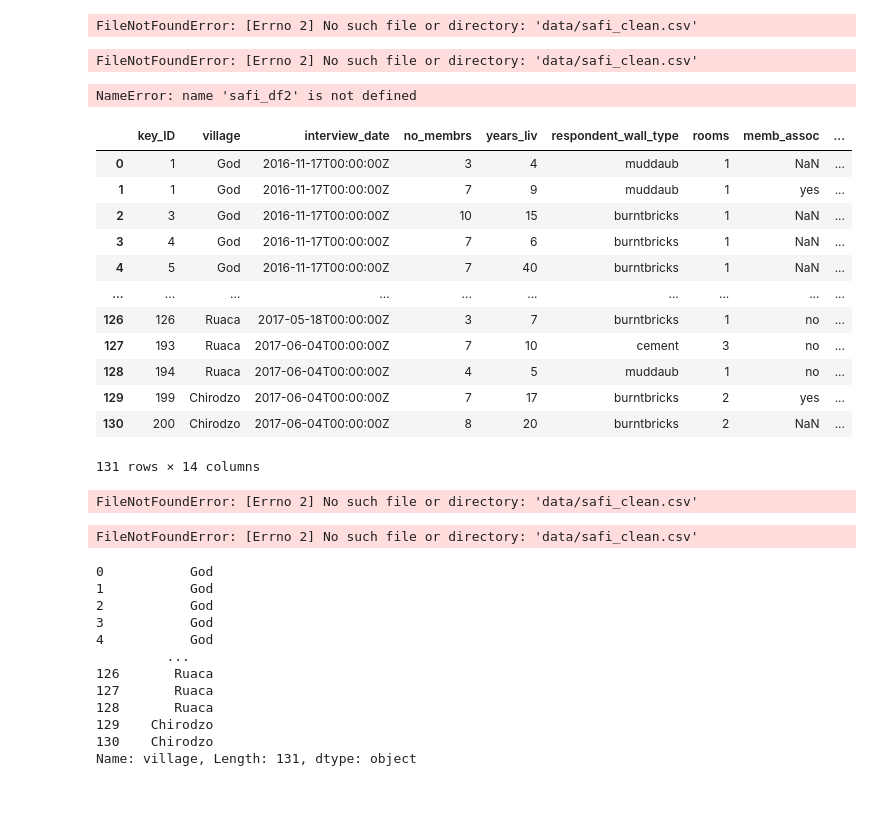
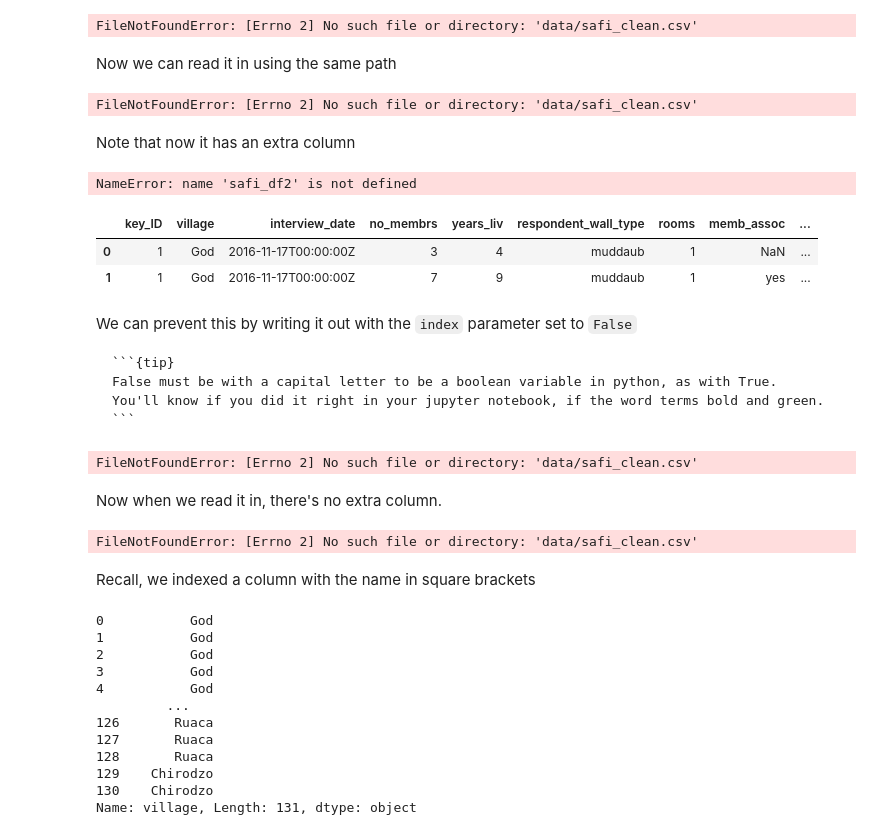
Before and after one commit to rhodyprog4ds/BrownFall20, a Jupyter notebook: _sources/notes/2020-09-18.ipynb, the cells around one changed output. Drawn from its saved outputs; the diff is of its cells as text; code cells hidden in the pictures; blank space fills up the shorter version.

`````diff
--- a/_sources/notes/2020-09-18.ipynb
+++ b/_sources/notes/2020-09-18.ipynb
@@ -30,8 +34,12 @@ safi_df.to_csv('safi_clean.csv')
 safi_df.to_csv('data/safi_clean.csv')
 # %% [output]
 FileNotFoundError: [Errno 2] No such file or directory: 'data/safi_clean.csv'
+# %% [markdown]
+Now we can read it in using the same path
 # %%
 safi_df2= pd.read_csv('data/safi_clean.csv')
 # %% [output]
 FileNotFoundError: [Errno 2] No such file or directory: 'data/safi_clean.csv'
+# %% [markdown]
+Note that now it has an extra column
 # %%
@@ -39,30 +47,31 @@ safi_df2.head()
 # %% [output]
 NameError: name 'safi_df2' is not defined
 # %%
-safi_df
+safi_df.head(2)
 # %% [output]
 |  | key_ID | village | interview_date | no_membrs | years_liv | respondent_wall_type | rooms | memb_assoc | ... |
 | 0 | 1 | God | 2016-11-17T00:00:00Z | 3 | 4 | muddaub | 1 | NaN | ... |
 | 1 | 1 | God | 2016-11-17T00:00:00Z | 7 | 9 | muddaub | 1 | yes | ... |
-| 2 | 3 | God | 2016-11-17T00:00:00Z | 10 | 15 | burntbricks | 1 | NaN | ... |
-| 3 | 4 | God | 2016-11-17T00:00:00Z | 7 | 6 | burntbricks | 1 | NaN | ... |
-| 4 | 5 | God | 2016-11-17T00:00:00Z | 7 | 40 | burntbricks | 1 | NaN | ... |
-| ... | ... | ... | ... | ... | ... | ... | ... | ... | ... |
-| 126 | 126 | Ruaca | 2017-05-18T00:00:00Z | 3 | 7 | burntbricks | 1 | no | ... |
-| 127 | 193 | Ruaca | 2017-06-04T00:00:00Z | 7 | 10 | cement | 3 | no | ... |
-| 128 | 194 | Ruaca | 2017-06-04T00:00:00Z | 4 | 5 | muddaub | 1 | no | ... |
-| 129 | 199 | Chirodzo | 2017-06-04T00:00:00Z | 7 | 17 | burntbricks | 2 | yes | ... |
-| 130 | 200 | Chirodzo | 2017-06-04T00:00:00Z | 8 | 20 | burntbricks | 2 | NaN | ... |
-131 rows × 14 columns
+# %% [markdown]
+We can prevent this by writing it out with the `index` parameter set to `False`
+````{margin}
+```{tip}
+False must be with a capital letter to be a boolean variable in python, as with True.  You'll know if you did it right in your jupyter notebook, if the word terms bold and green.
+```
+````
 # %%
 safi_df.to_csv('data/safi_clean.csv',index=False)
 # %% [output]
 FileNotFoundError: [Errno 2] No such file or directory: 'data/safi_clean.csv'
+# %% [markdown]
+Now when we read it in, there's no extra column.
 # %%
 safi_df3 = pd.read_csv('data/safi_clean.csv')
 safi_df3.head(3)
 # %% [output]
 FileNotFoundError: [Errno 2] No such file or directory: 'data/safi_clean.csv'
+# %% [markdown]
+Recall, we indexed a column with the name in square brackets
 # %%
 safi_df['village']
 # %% [output]
`````
Also changed, not shown: parts of 39 cells of this notebook, 10 other files.
